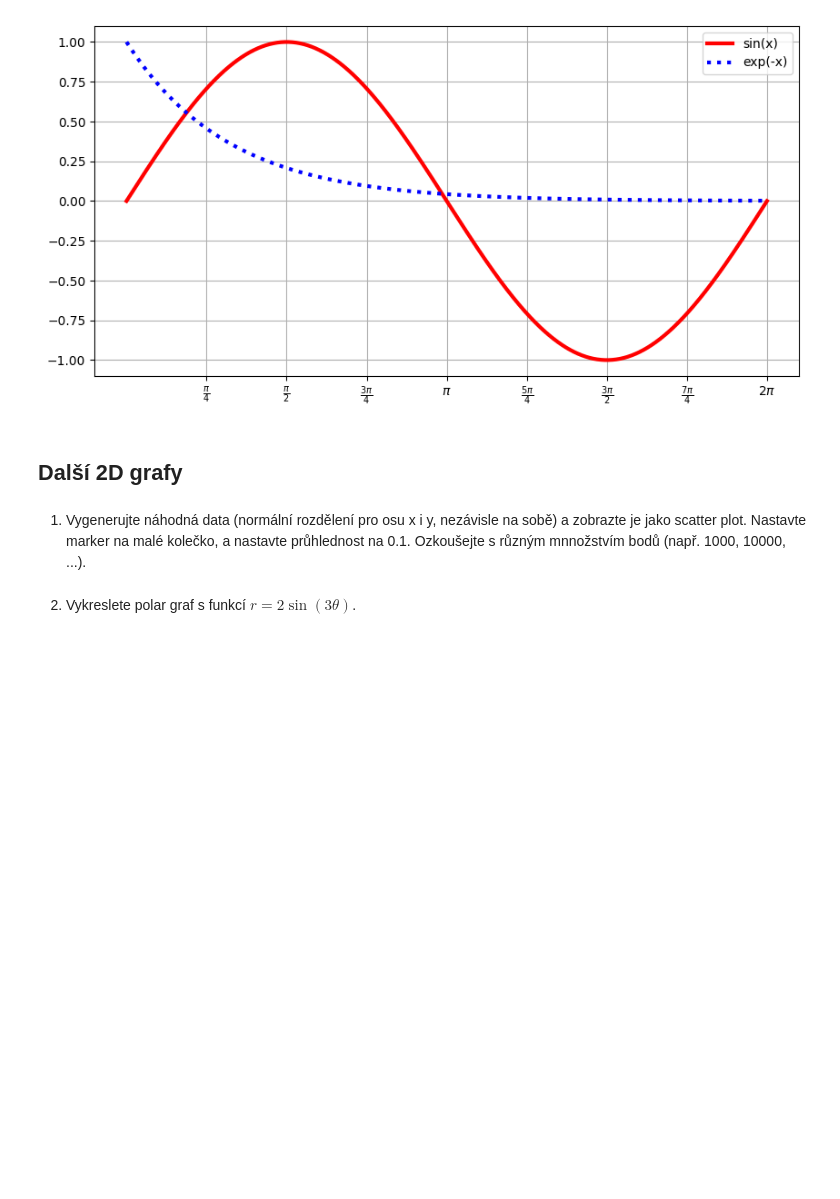
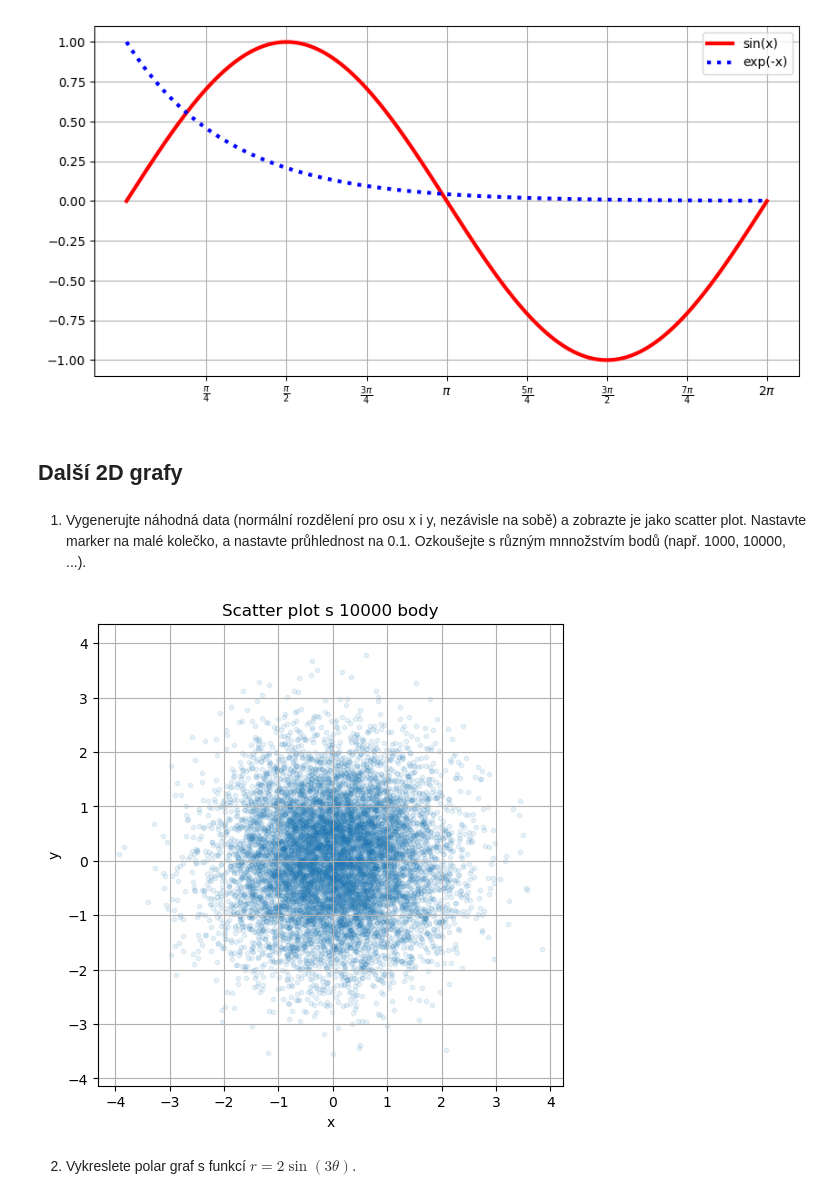
Before and after one commit to Beremi/vvp, a Jupyter notebook: Week_07/07_ukoly.ipynb, the cells around one changed output. Drawn from its saved outputs; the diff is of its cells as text; code cells hidden in the pictures; blank space fills up the shorter version.

```diff
--- a/Week_07/07_ukoly.ipynb
+++ b/Week_07/07_ukoly.ipynb
@@ -125,6 +125,28 @@ _ = ax.set_xticklabels([r"$\frac{\pi}{4}$",
 # %% [markdown]
 
 1. Vygenerujte náhodná data (normální rozdělení pro osu x i y, nezávisle na sobě) a zobrazte je jako scatter plot. Nastavte marker na malé kolečko, a nastavte průhlednost na 0.1. Ozkoušejte s různým mnnožstvím bodů (např. 1000, 10000, ...).
+# %%
+import numpy as np
+import matplotlib.pyplot as plt
+
+# Počet bodů (zkuste i s jinými hodnotami jako 1000, 10000, 100000)
+n = 10000
+
+# Generování náhodných dat s normálním rozdělením (osa x i y)
+x = np.random.normal(size=n)
+y = np.random.normal(size=n)
+
+# Vykreslení scatter plotu
+plt.figure(figsize=(6, 6))
+plt.scatter(x, y, s=10, alpha=0.1, marker='o')  # s=10 pro malé kolečko, alpha=0.1 pro průhlednost
+plt.title(f'Scatter plot s {n} body')
+plt.xlabel('x')
+plt.ylabel('y')
+plt.grid(True)
+plt.axis('equal')
+plt.show()
+# %% [output]
+[figure, added]
 # %% [markdown]
 
 2. Vykreslete polar graf s funkcí $r = 2\sin(3θ)$.
```
Also changed, not shown: parts of 6 cells of this notebook, 2 other files.
